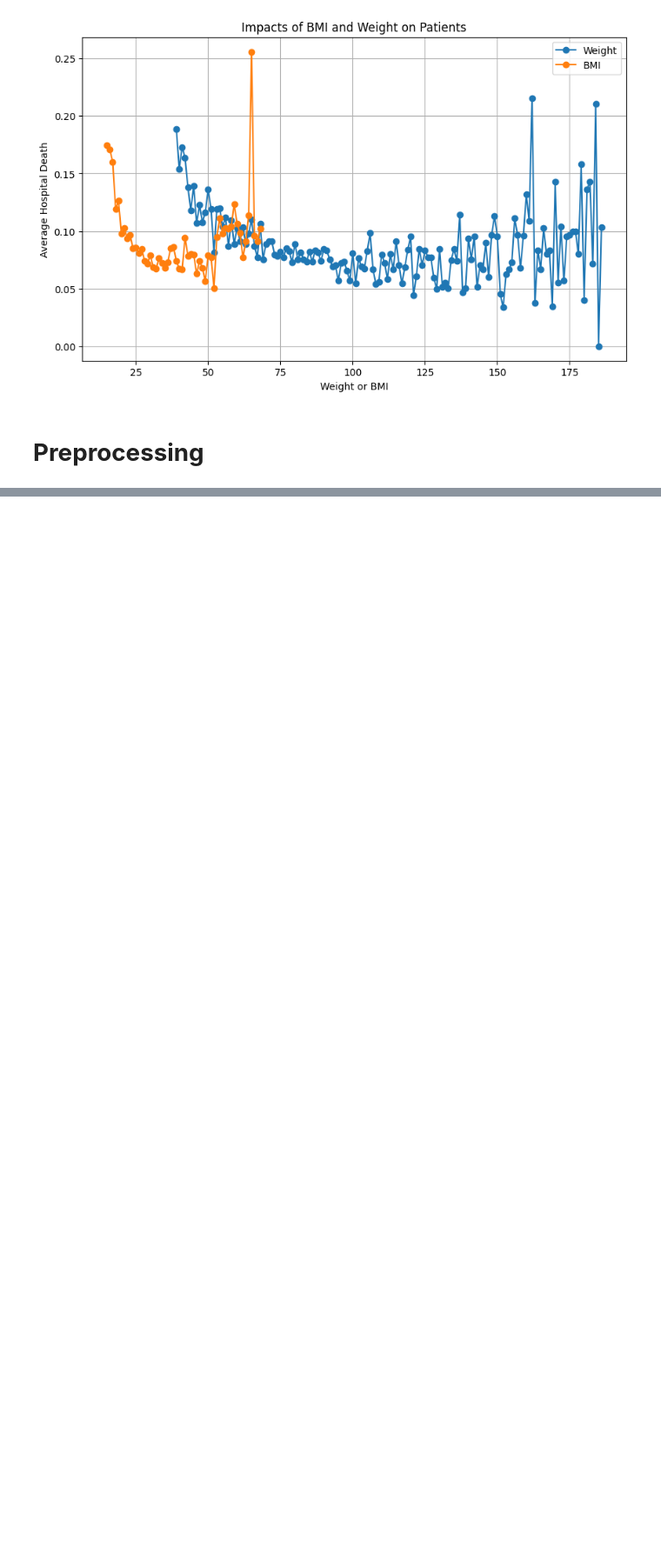
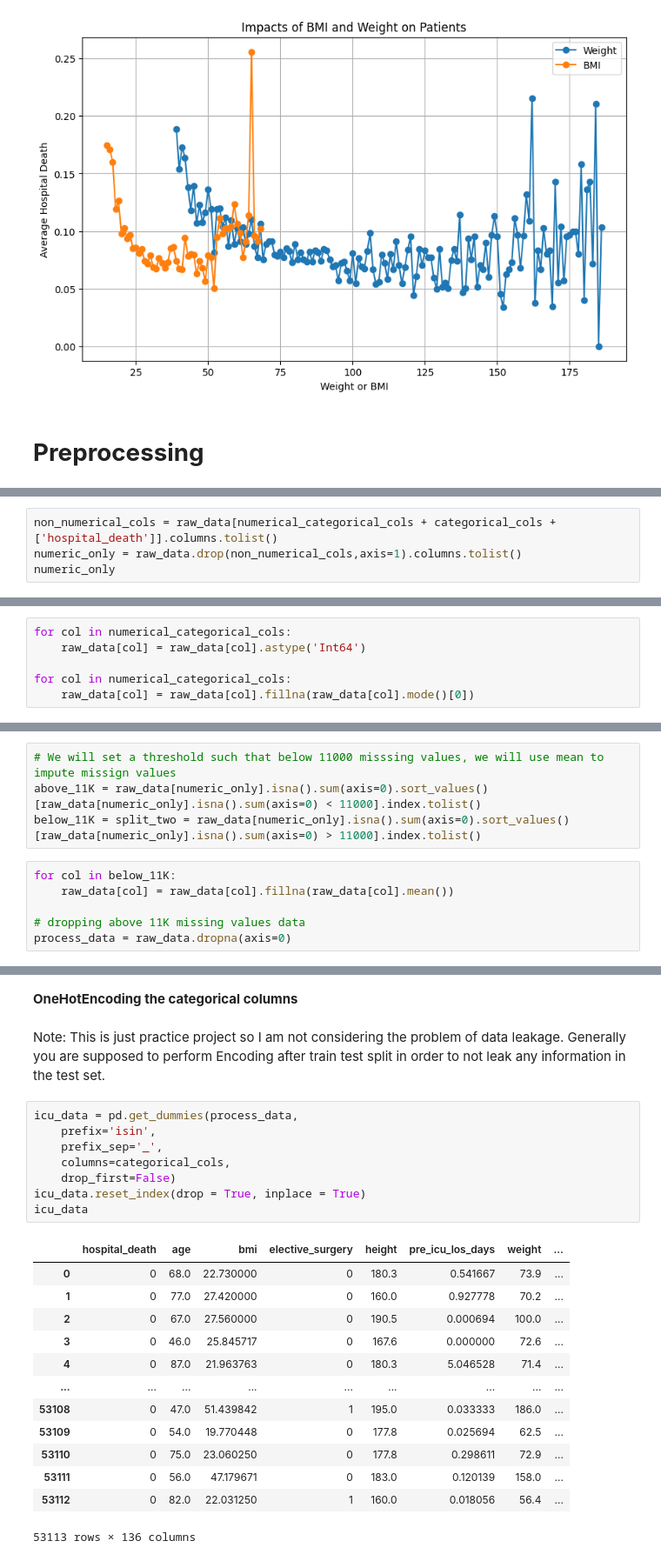
Before and after one commit to yashfirkedata/DL-Patient-Survival-Prediction, a Jupyter notebook: patient_survival_prediction.ipynb, the cells around one changed output, grey strips where cells are left out. Shown at 87% size. Drawn from its saved outputs; the diff is of its cells as text; blank space fills up the shorter version.

Commit message:
data preprocessing completed and ready for modelling

```diff
--- a/patient_survival_prediction.ipynb
+++ b/patient_survival_prediction.ipynb
@@ -266,0 +319,4 @@ See the caveats in the documentation: https://pandas.pydata.org/pandas-docs/stab
+# %%
+non_numerical_cols = raw_data[numerical_categorical_cols + categorical_cols + ['hospital_death']].columns.tolist()
+numeric_only = raw_data.drop(non_numerical_cols,axis=1).columns.tolist()
+numeric_only
@@ -266,0 +341,6 @@ See the caveats in the documentation: https://pandas.pydata.org/pandas-docs/stab
+# %%
+for col in numerical_categorical_cols:
+    raw_data[col] = raw_data[col].astype('Int64')
+
+for col in numerical_categorical_cols:
+    raw_data[col] = raw_data[col].fillna(raw_data[col].mode()[0])
@@ -266,0 +385,10 @@ See the caveats in the documentation: https://pandas.pydata.org/pandas-docs/stab
+# %%
+# We will set a threshold such that below 11000 misssing values, we will use mean to impute missign values
+above_11K = raw_data[numeric_only].isna().sum(axis=0).sort_values()[raw_data[numeric_only].isna().sum(axis=0) < 11000].index.tolist()
+below_11K = split_two = raw_data[numeric_only].isna().sum(axis=0).sort_values()[raw_data[numeric_only].isna().sum(axis=0) > 11000].index.tolist()
+# %%
+for col in below_11K:
+    raw_data[col] = raw_data[col].fillna(raw_data[col].mean())
+
+# dropping above 11K missing values data
+process_data = raw_data.dropna(axis=0)
@@ -266,0 +409,26 @@ See the caveats in the documentation: https://pandas.pydata.org/pandas-docs/stab
+# %% [markdown]
+**OneHotEncoding the categorical columns**
+# %% [markdown]
+Note: This is just practice project so I am not considering the problem of data leakage. Generally you are supposed to perform Encoding after train test split in order to not leak any information in the test set.
+# %%
+icu_data = pd.get_dummies(process_data,
+    prefix='isin',
+    prefix_sep='_',
+    columns=categorical_cols,
+    drop_first=False)
+icu_data.reset_index(drop = True, inplace = True)
+icu_data
+# %% [output]
+|  | hospital_death | age | bmi | elective_surgery | height | pre_icu_los_days | weight | ... |
+| 0 | 0 | 68.0 | 22.730000 | 0 | 180.3 | 0.541667 | 73.9 | ... |
+| 1 | 0 | 77.0 | 27.420000 | 0 | 160.0 | 0.927778 | 70.2 | ... |
+| 2 | 0 | 67.0 | 27.560000 | 0 | 190.5 | 0.000694 | 100.0 | ... |
+| 3 | 0 | 46.0 | 25.845717 | 0 | 167.6 | 0.000000 | 72.6 | ... |
+| 4 | 0 | 87.0 | 21.963763 | 0 | 180.3 | 5.046528 | 71.4 | ... |
+| ... | ... | ... | ... | ... | ... | ... | ... | ... |
+| 53108 | 0 | 47.0 | 51.439842 | 1 | 195.0 | 0.033333 | 186.0 | ... |
+| 53109 | 0 | 54.0 | 19.770448 | 0 | 177.8 | 0.025694 | 62.5 | ... |
+| 53110 | 0 | 75.0 | 23.060250 | 0 | 177.8 | 0.298611 | 72.9 | ... |
+| 53111 | 0 | 56.0 | 47.179671 | 0 | 183.0 | 0.120139 | 158.0 | ... |
+| 53112 | 0 | 82.0 | 22.031250 | 1 | 160.0 | 0.018056 | 56.4 | ... |
+53113 rows × 136 columns
```
Also changed, not shown: parts of 10 cells of this notebook.
